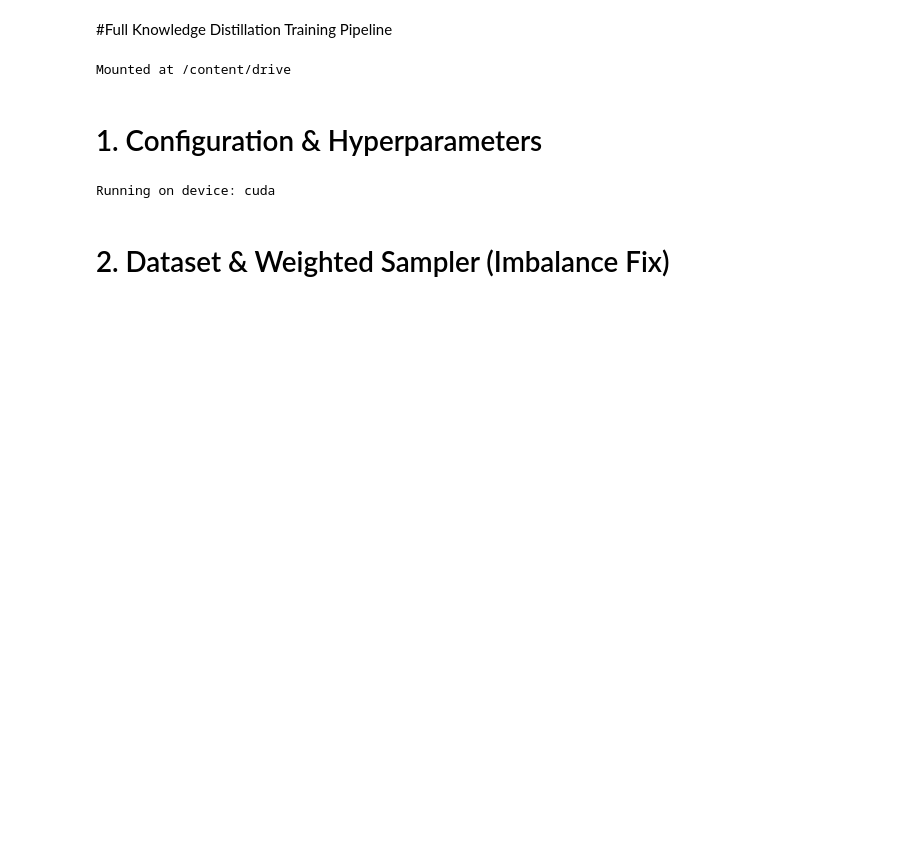
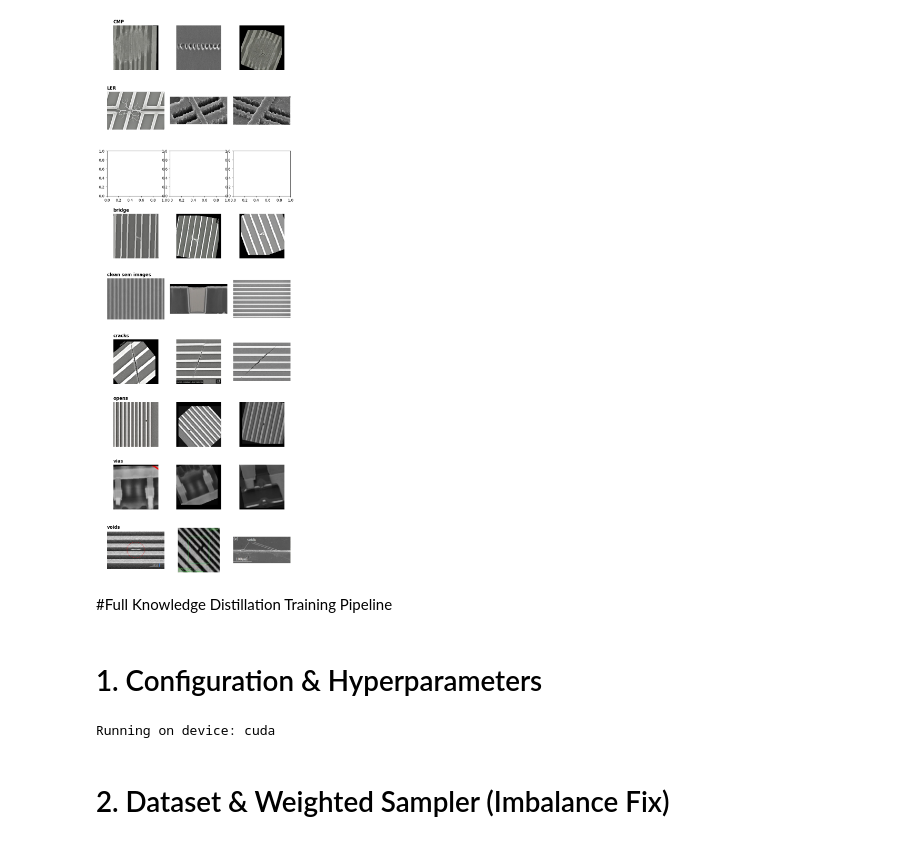
Before and after one commit to meenub255/NXP_SEM_DEFECT, a Jupyter notebook: TRAINING_CODE.ipynb, the cells around one changed output. Saved outputs shown, nothing was run; the diff lists cells and outputs as text; code cells hidden in the pictures; blank space fills up the shorter version.

```diff
--- a/TRAINING_CODE.ipynb
+++ b/TRAINING_CODE.ipynb
@@ -2,0 +16,6 @@
+# %%
+dataset_path="/content/drive/MyDrive/SEM_IMAGES"
+# %%
+class_stats=[]
+image_sizes=[]
+print(f"Scanning dataset at: {dataset_path}...\n")
@@ -3,10 +52,51 @@
+# %%
+import random
+import math
+
+def visualize_samples(data_dir, num_samples=3):
+    classes = [d for d in os.listdir(data_dir) if os.path.isdir(os.path.join(data_dir, d))]
+    classes.sort()
+
+    num_classes = len(classes)
+    cols = num_samples
+    rows = num_classes
+
+    fig, axes = plt.subplots(rows, cols, figsize=(cols*3, rows*3))
+    plt.subplots_adjust(wspace=0.1, hspace=0.4)
+
+    for i, class_name in enumerate(classes):
+        class_path = os.path.join(data_dir, class_name)
+        images = [f for f in os.listdir(class_path) if f.lower().endswith(('.png', '.jpg', '.jpeg'))]
+
+        if not images:
+            continue
+
+        selected_images = random.sample(images, min(len(images), num_samples))
+
+        for j, img_name in enumerate(selected_images):
+            img_path = os.path.join(class_path, img_name)
+            img = Image.open(img_path)
+
+            # Handle grid indexing
+            if rows > 1:
+                ax = axes[i, j]
+            else:
+                ax = axes[j]
+
+            ax.imshow(img)
+            ax.axis('off')
+            if j == 0:
+                ax.set_title(class_name, fontsize=12, fontweight='bold', loc='left')
+
+    plt.show()
+
+# Run the visualization
+if os.path.exists(dataset_path):
+    visualize_samples(dataset_path)
+# %% [output]
+[figure, added]
 # %% [markdown]
 #Full Knowledge Distillation Training Pipeline
-# %%
-from google.colab import drive
-drive.mount('/content/drive')
-# %% [output]
-Mounted at /content/drive
 # %%
 import os
 import copy
```
Also changed, not shown: parts of 20 cells of this notebook.
